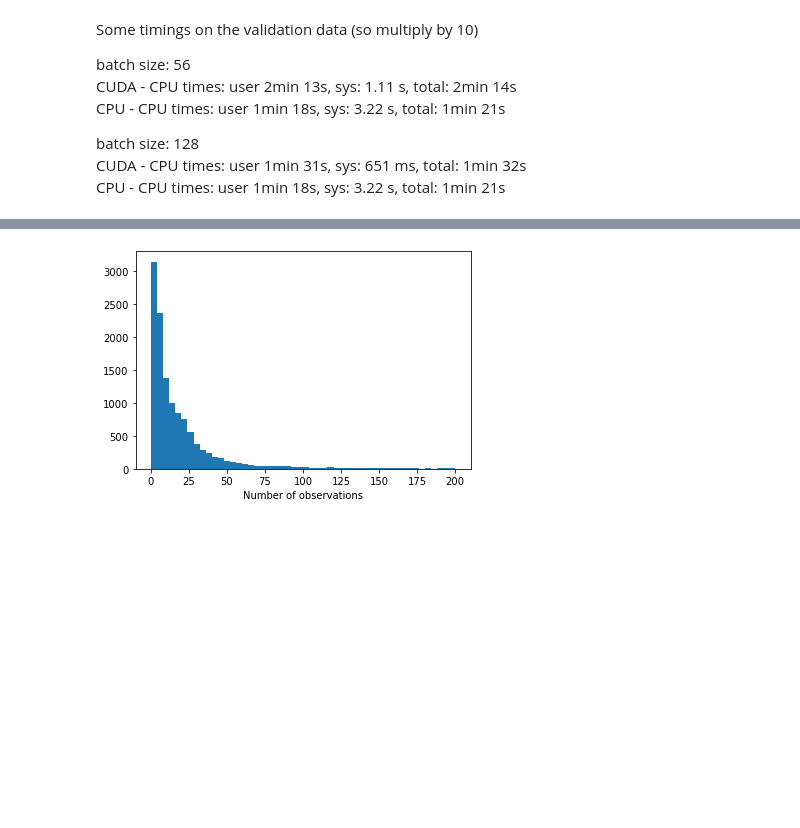
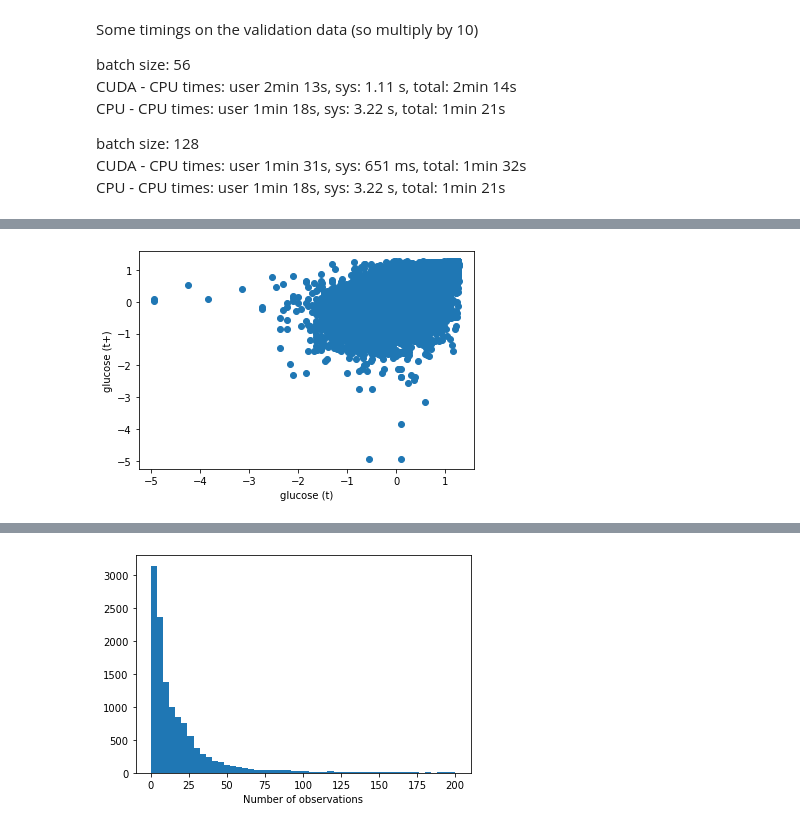
Before and after one commit to oizin/irregular-ts, a Jupyter notebook: _research/neural_ode_exo.ipynb, the cells around one changed output, grey strips where cells are left out. Cells and saved outputs as stored; diff of their text form; code cells hidden in the pictures; blank space fills up the shorter version.

```diff
--- a/_research/neural_ode_exo.ipynb
+++ b/_research/neural_ode_exo.ipynb
@@ -181,0 +206,7 @@ df_valid = preproc.transform(df_valid)
+# %%
+plt.scatter(df_train.glc,df_train.glc_dt)
+plt.xlabel("glucose (t)")
+plt.ylabel("glucose (t+)")
+plt.show()
+# %% [output]
+[figure, added]
```
Also changed, not shown: parts of 33 cells of this notebook, 6 other files.
